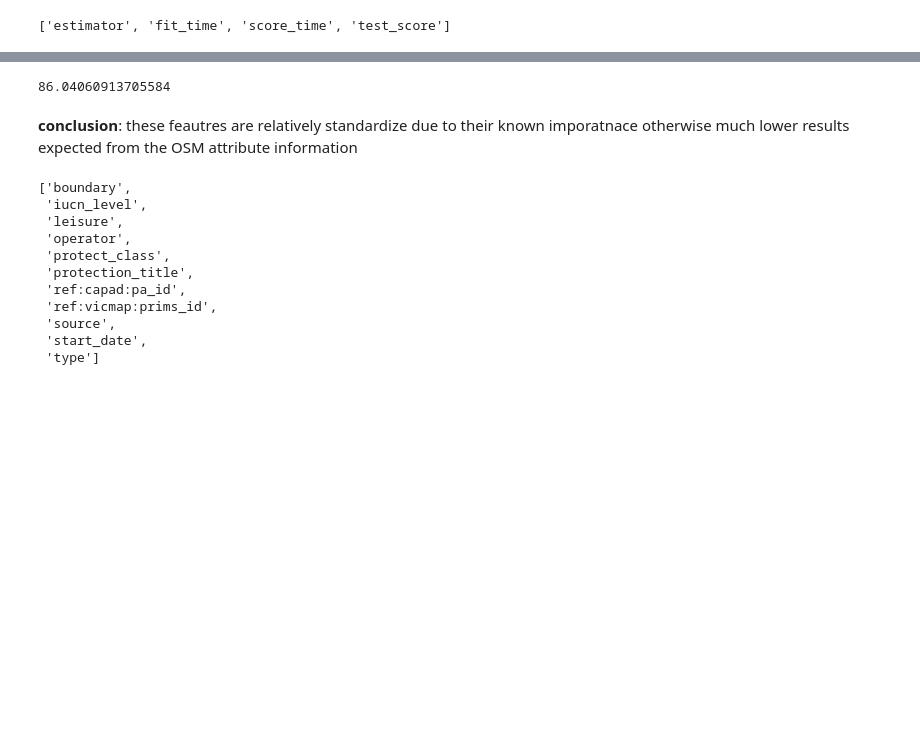
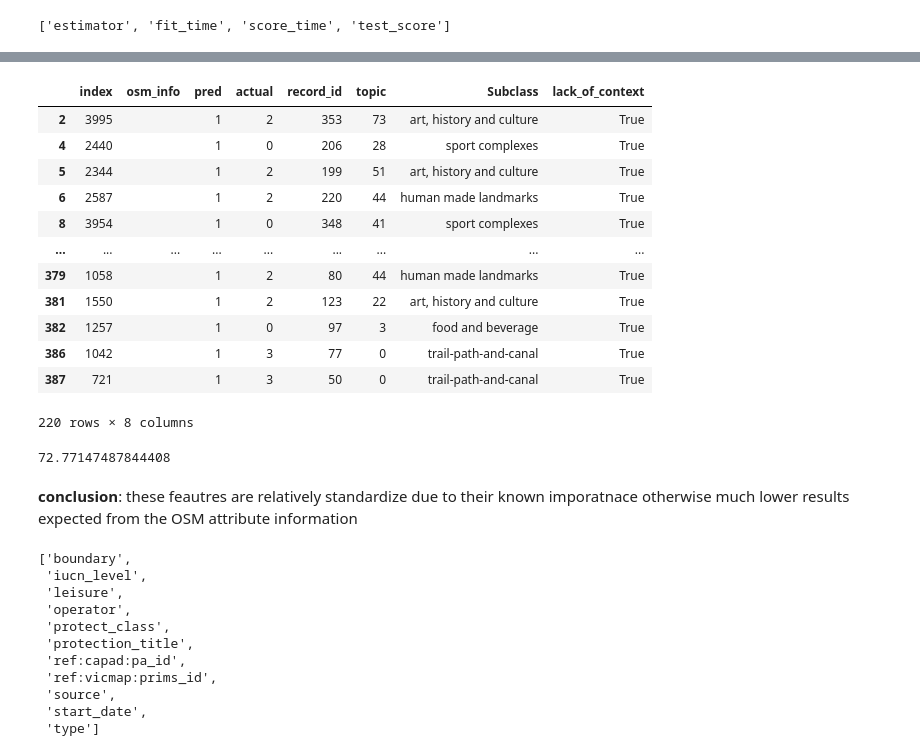
Before and after one commit to hamzeiehsan/leisure-walking-analysis, a Jupyter notebook: 4. final analysis.ipynb, the cells around one changed output, grey strips where cells are left out. Saved outputs shown, nothing was run; the diff lists cells and outputs as text; code cells hidden in the pictures; blank space fills up the shorter version.

```diff
--- a/4. final analysis.ipynb
+++ b/4. final analysis.ipynb
@@ -600,10 +603,26 @@ raw_precision
+# %%
+error_df[error_df['lack_of_context']]
+# %% [output]
+|  | index | osm_info | pred | actual | record_id | topic | Subclass | lack_of_context |
+| 2 | 3995 |  | 1 | 2 | 353 | 73 | art, history and culture | True |
+| 4 | 2440 |  | 1 | 0 | 206 | 28 | sport complexes | True |
+| 5 | 2344 |  | 1 | 2 | 199 | 51 | art, history and culture | True |
+| 6 | 2587 |  | 1 | 2 | 220 | 44 | human made landmarks | True |
+| 8 | 3954 |  | 1 | 0 | 348 | 41 | sport complexes | True |
+| ... | ... | ... | ... | ... | ... | ... | ... | ... |
+| 379 | 1058 |  | 1 | 2 | 80 | 44 | human made landmarks | True |
+| 381 | 1550 |  | 1 | 2 | 123 | 22 | art, history and culture | True |
+| 382 | 1257 |  | 1 | 0 | 97 | 3 | food and beverage | True |
+| 386 | 1042 |  | 1 | 3 | 77 | 0 | trail-path-and-canal | True |
+| 387 | 721 |  | 1 | 3 | 50 | 0 | trail-path-and-canal | True |
+220 rows × 8 columns
 # %%
 # if there is context - it can be derived from the context!
 LACK_OF_CONTEXT = len(error_df[error_df['lack_of_context']])
-with_context_error = (ALL-ERRORS+LACK_OF_CONTEXT)/(ALL)*100
+with_context_error = (ALL-ERRORS)/(ALL-LACK_OF_CONTEXT)*100
 with_context_error
 # %% [output]
-86.04060913705584
+72.77147487844408
 # %% [markdown]
 **conclusion**: these feautres are relatively standardize due to their known imporatnace otherwise much lower results expected from the OSM attribute information
 # %%
```
Also changed, not shown: parts of 43 cells of this notebook, 10 other files.
